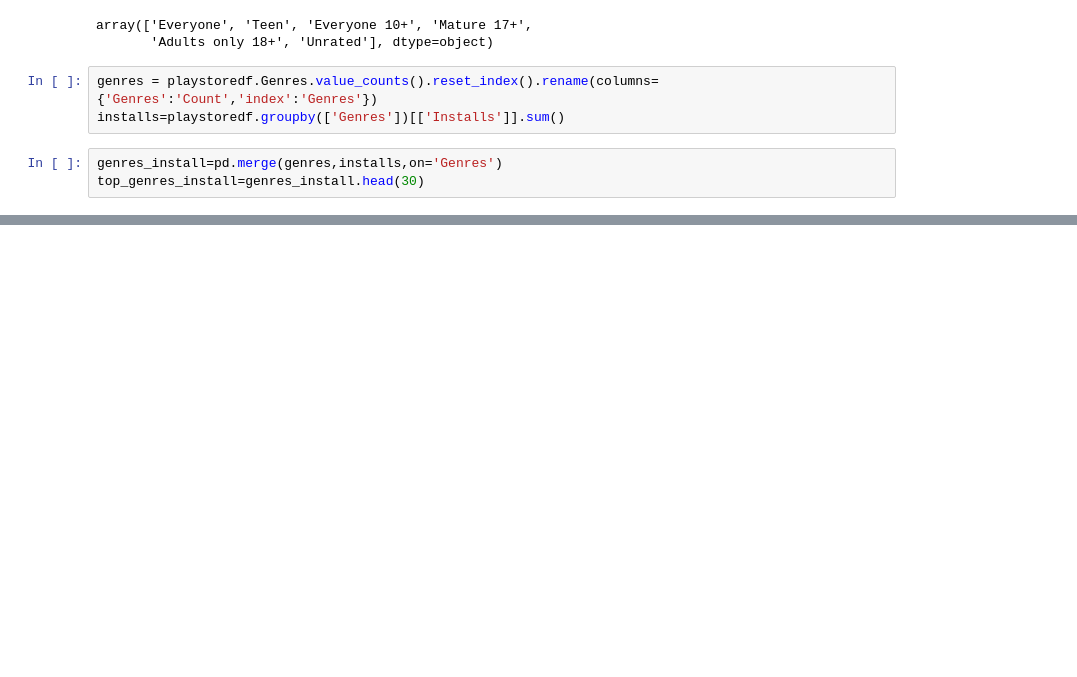
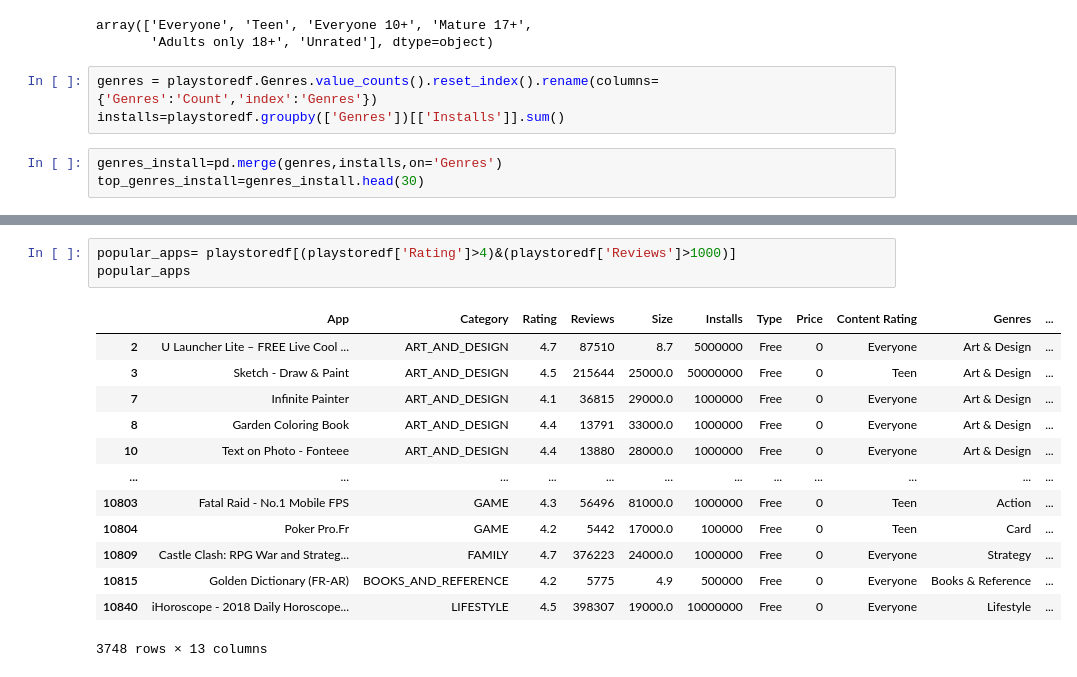
Before and after one commit to kundanlal2001/Playstore_Capstone_EDA, a Jupyter notebook: Almabetter_Kundan_Lal_(Coh_Hardeol),Pankaj_Sudhir_Ganjare_,_Palagiri_Sushma_,_Abhijeet_Kulkarni_,_Gowroju_Prudhvi_Capstone_project_EDA_topic_Playstore_.ipynb, the cells around one changed output, grey strips where cells are left out. Cells and saved outputs as stored; diff of their text form; blank space fills up the shorter version.

```diff
--- a/Almabetter_Kundan_Lal_(Coh_Hardeol),Pankaj_Sudhir_Ganjare_,_Palagiri_Sushma_,_Abhijeet_Kulkarni_,_Gowroju_Prudhvi_Capstone_project_EDA_topic_Playstore_.ipynb
+++ b/Almabetter_Kundan_Lal_(Coh_Hardeol),Pankaj_Sudhir_Ganjare_,_Palagiri_Sushma_,_Abhijeet_Kulkarni_,_Gowroju_Prudhvi_Capstone_project_EDA_topic_Playstore_.ipynb
@@ -549,0 +502,17 @@ plt.xlabel('Content Rating');
+# %%
+popular_apps= playstoredf[(playstoredf['Rating']>4)&(playstoredf['Reviews']>1000)]
+popular_apps
+# %% [output]
+|  | App | Category | Rating | Reviews | Size | Installs | Type | Price | Content Rating | Genres | ... |
+| 2 | U Launcher Lite – FREE Live Cool ... | ART_AND_DESIGN | 4.7 | 87510 | 8.7 | 5000000 | Free | 0 | Everyone | Art & Design | ... |
+| 3 | Sketch - Draw & Paint | ART_AND_DESIGN | 4.5 | 215644 | 25000.0 | 50000000 | Free | 0 | Teen | Art & Design | ... |
+| 7 | Infinite Painter | ART_AND_DESIGN | 4.1 | 36815 | 29000.0 | 1000000 | Free | 0 | Everyone | Art & Design | ... |
+| 8 | Garden Coloring Book | ART_AND_DESIGN | 4.4 | 13791 | 33000.0 | 1000000 | Free | 0 | Everyone | Art & Design | ... |
+| 10 | Text on Photo - Fonteee | ART_AND_DESIGN | 4.4 | 13880 | 28000.0 | 1000000 | Free | 0 | Everyone | Art & Design | ... |
+| ... | ... | ... | ... | ... | ... | ... | ... | ... | ... | ... | ... |
+| 10803 | Fatal Raid - No.1 Mobile FPS | GAME | 4.3 | 56496 | 81000.0 | 1000000 | Free | 0 | Teen | Action | ... |
+| 10804 | Poker Pro.Fr | GAME | 4.2 | 5442 | 17000.0 | 100000 | Free | 0 | Teen | Card | ... |
+| 10809 | Castle Clash: RPG War and Strateg... | FAMILY | 4.7 | 376223 | 24000.0 | 1000000 | Free | 0 | Everyone | Strategy | ... |
+| 10815 | Golden Dictionary (FR-AR) | BOOKS_AND_REFERENCE | 4.2 | 5775 | 4.9 | 500000 | Free | 0 | Everyone | Books & Reference | ... |
+| 10840 | iHoroscope - 2018 Daily Horoscope... | LIFESTYLE | 4.5 | 398307 | 19000.0 | 10000000 | Free | 0 | Everyone | Lifestyle | ... |
+3748 rows × 13 columns
```
Also changed, not shown: parts of 26 cells of this notebook.
